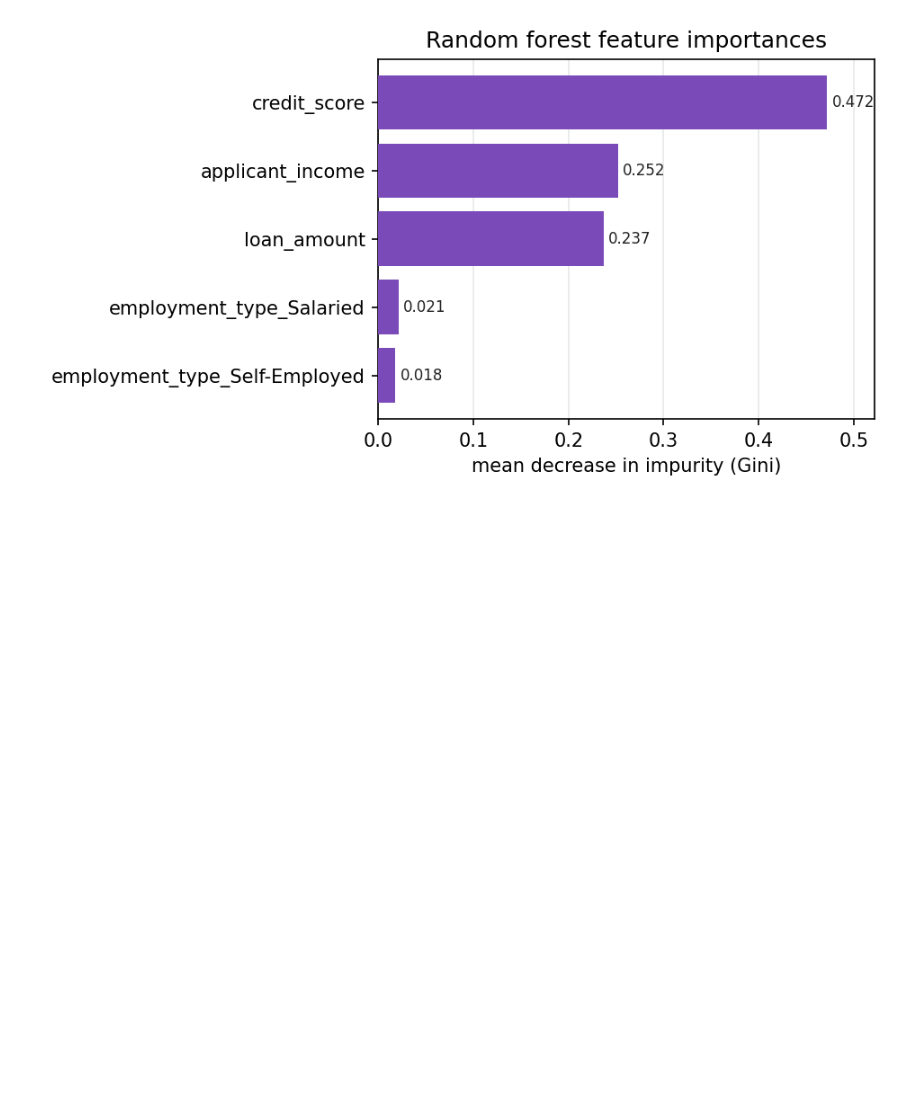
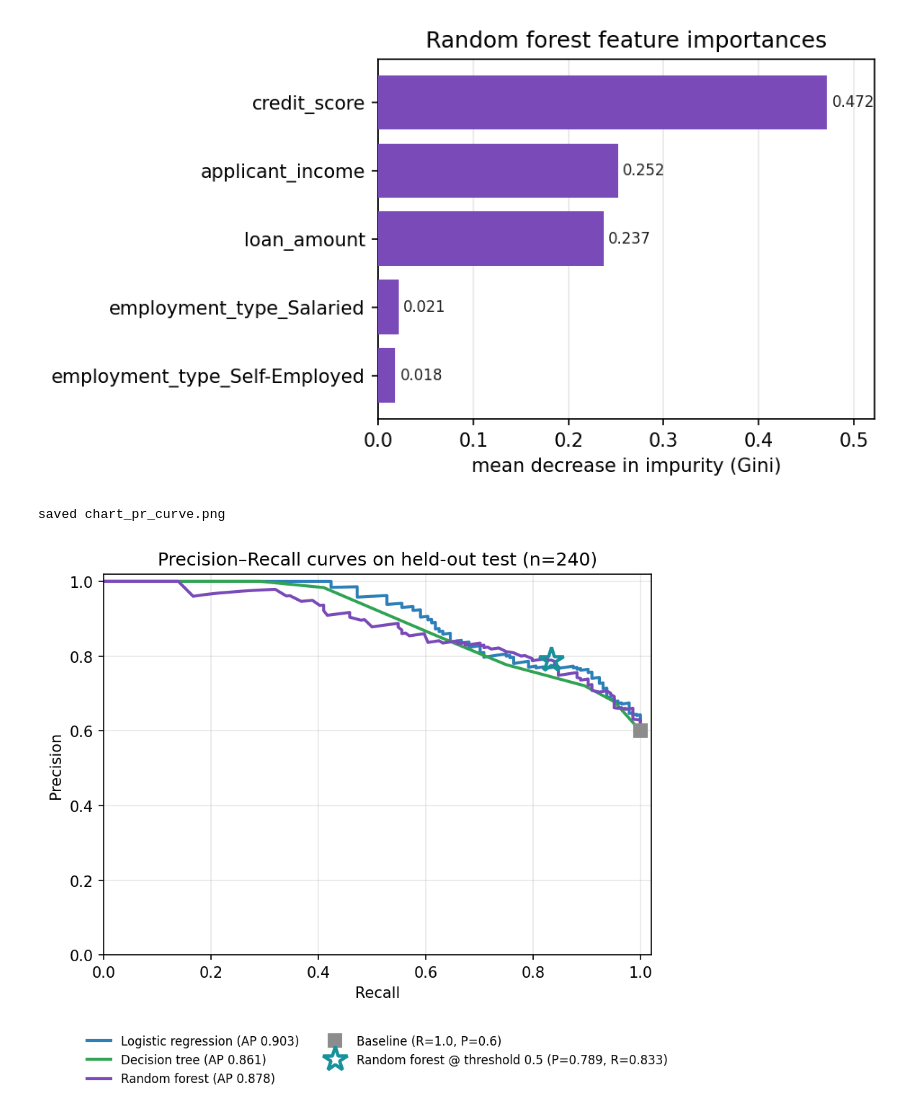
Before and after one commit to memoona-zahur/ML-Pipeline-Practical_Evaluation-Report_Defense, a Jupyter notebook: friday_pipeline.ipynb, the cells around one changed output. Drawn from its saved outputs; the diff is of its cells as text; code cells hidden in the pictures; blank space fills up the shorter version.

Commit message:
feat: add PR-curve and confusion-matrix bonus charts (tied to the recall/accuracy defense); literal spec compliance on split/y; update docs + 158-check suite

```diff
--- a/friday_pipeline.ipynb
+++ b/friday_pipeline.ipynb
@@ -189,7 +189,7 @@ is an automatic contract violation — checked here by assertions and by the ful
 # %%
 X = loans[["credit_score", "applicant_income", "loan_amount", "employment_type"]]
 X = pd.get_dummies(X, columns=["employment_type"], drop_first=True)
-y = loans["default"].astype(int)
+y = loans["default"]  # spec: y = loans["default"]
 
 EXPECTED_COLS = ["credit_score", "applicant_income", "loan_amount",
                  "employment_type_Salaried", "employment_type_Self-Employed"]
@@ -650,3 +661,30 @@ plt.show()
 # %% [output]
 saved chart_feature_importance.png
 [figure]
+# %%
+# ---- bonus chart: precision-recall (+ the operating point we actually ship at 0.5) ----
+# Why: the final-model decision (§9) and the "accuracy vs recall" defense rest on the
+# precision/recall trade-off. A PR curve shows that trade-off directly (ROC would hide it).
+from sklearn.metrics import precision_recall_curve, average_precision_score
+
+fig, ax = plt.subplots(figsize=(6.2, 5.4), dpi=150)
+for name in ["logistic_regression", "decision_tree", "random_forest"]:
+    pr_, rc_, _ = precision_recall_curve(y_test, proba[name])
+    ap = average_precision_score(y_test, proba[name])
+    ax.plot(rc_, pr_, lw=2, color=MODEL_COLORS[name], label=f"{DISPLAY[name]} (AP {ap:.3f})")
+ax.plot(1.0, results["baseline"]["precision"], "s", ms=9, color=MODEL_COLORS["baseline"],
+        label="Baseline (R=1.0, P=0.6)")   # degenerate single point, shown for honesty
+op_p = precision_score(y_test, preds["random_forest"])   # operating point @ prob>=0.5
+op_r = recall_score(y_test, preds["random_forest"])
+ax.plot(op_r, op_p, "*", ms=17, mfc="none", mec="#17919A", mew=2.2,
+        label=f"Random forest @ threshold 0.5 (P={op_p:.3f}, R={op_r:.3f})")  # teal = chosen operating point
+ax.set_xlim(0, 1.02); ax.set_ylim(0, 1.02)
+ax.set_xlabel("Recall"); ax.set_ylabel("Precision")
+ax.set_title("Precision–Recall curves on held-out test (n=240)")
+ax.grid(alpha=0.3)
+ax.legend(loc="upper center", bbox_to_anchor=(0.5, -0.18), ncol=2, fontsize=8, frameon=False)
+plt.tight_layout(); save_chart(fig, "chart_pr_curve")
+plt.show()
+# %% [output]
+saved chart_pr_curve.png
+[figure, added]
```
Also changed, not shown: parts of 5 cells of this notebook, 7 other files.
